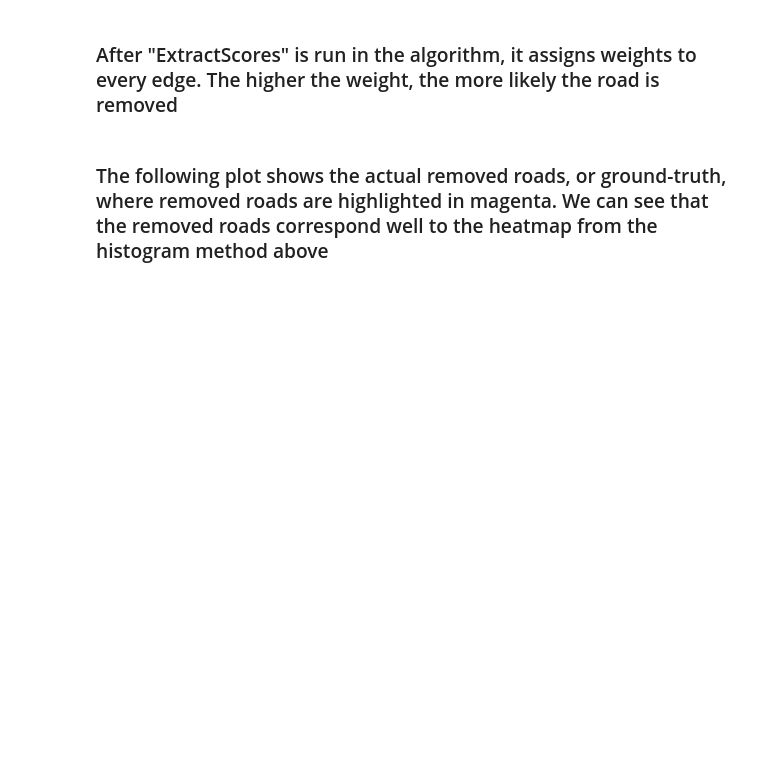
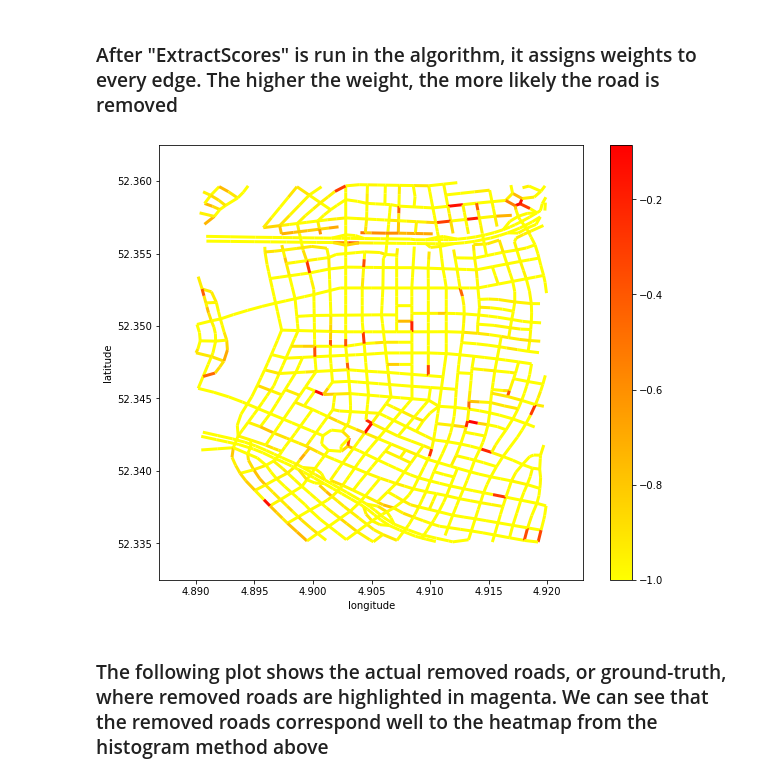
Before and after one commit to KJ-Waller/SyntheticHighways, a Jupyter notebook: ChangeDetection/notebooks/HistogramPipeline.ipynb, the cells around one changed output. Drawn from its saved outputs; the diff is of its cells as text; code cells hidden in the pictures; blank space fills up the shorter version.

```diff
--- a/ChangeDetection/notebooks/HistogramPipeline.ipynb
+++ b/ChangeDetection/notebooks/HistogramPipeline.ipynb
@@ -31,7 +31,9 @@ plot_hist(hist_det.hist, figsize=(12,8), savename='./figures/histogram_pipeline_
 # %% [markdown]
 ### After "ExtractScores" is run in the algorithm, it assigns weights to every edge. The higher the weight, the more likely the road is removed
 # %%
-plot_graph(G2_pred, use_weights=True, figsize=(9.5,8)m, savename='./figures/histogram_pipeline_colormap', show_img=False)
+plot_graph(G2_pred, use_weights=True, figsize=(9.5,8), savename='./figures/histogram_pipeline_colormap', show_img=False, G_edge_width=3)
+# %% [output]
+[figure, added]
 # %% [markdown]
 ### The following plot shows the actual removed roads, or ground-truth, where removed roads are highlighted in magenta. We can see that the removed roads correspond well to the heatmap from the histogram method above
 # %%
```
